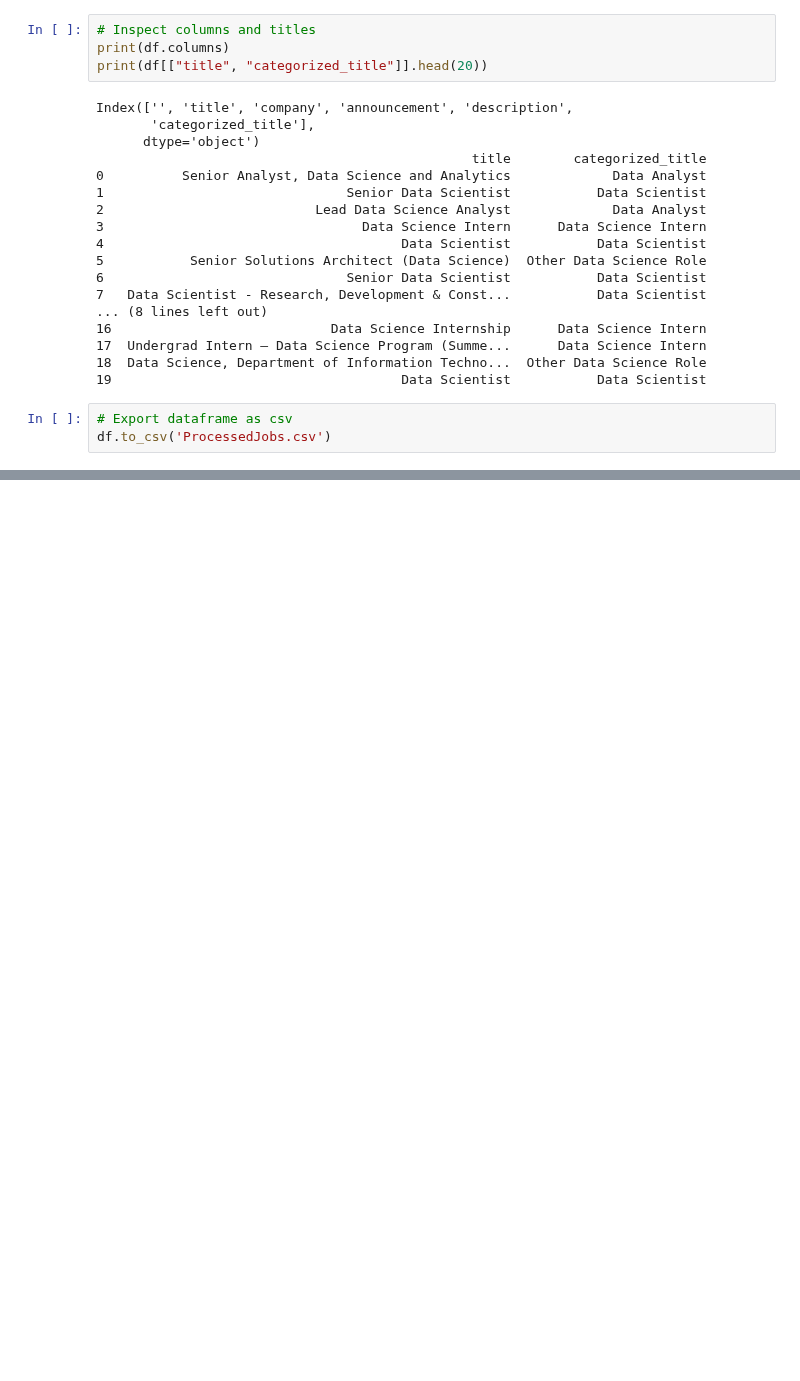
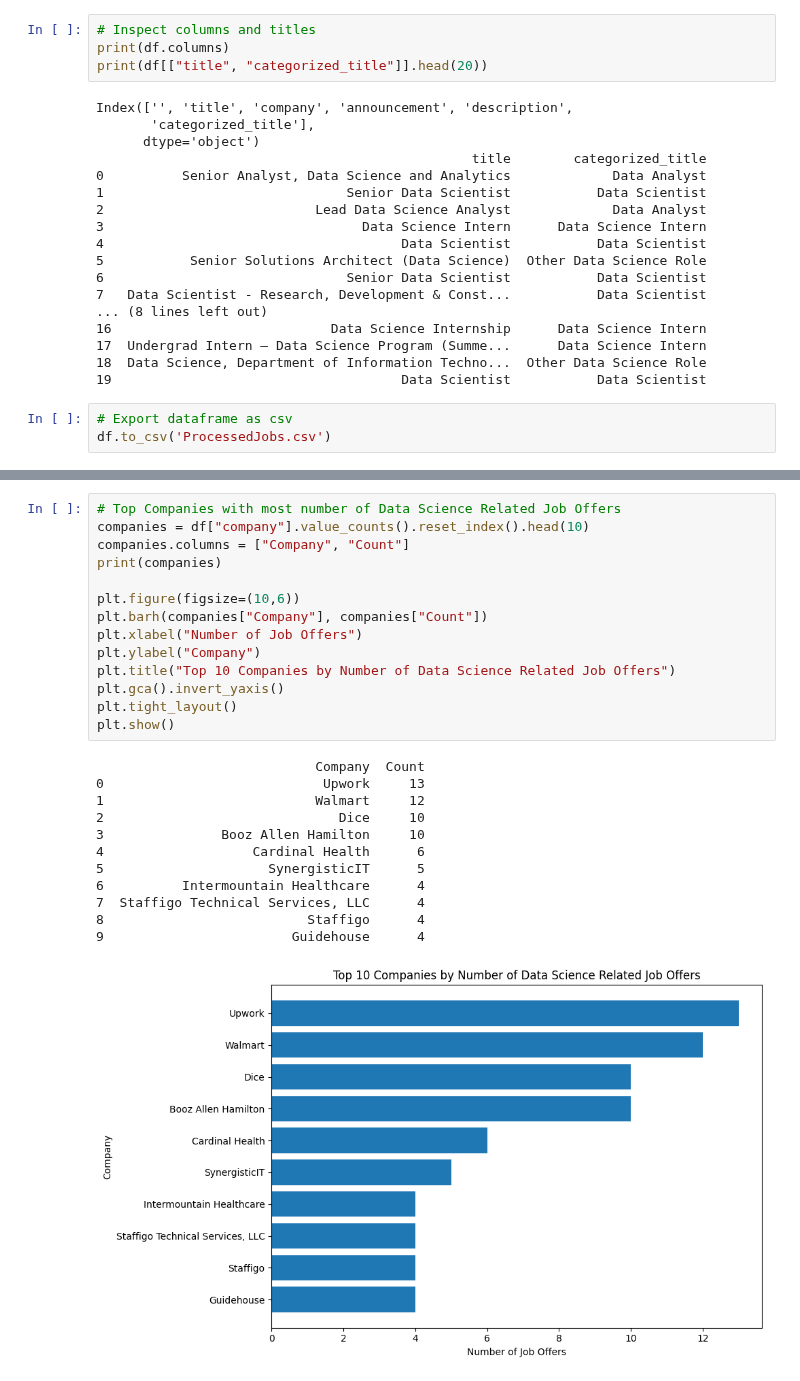
Before and after one commit to MaharLeika18/Data-Mining---Python, a Jupyter notebook: Midterms_Act1/MidtermsExam/TextPreprocessing.ipynb, the cells around one changed output, grey strips where cells are left out. Drawn from its saved outputs; the diff is of its cells as text; blank space fills up the shorter version.

```diff
--- a/Midterms_Act1/MidtermsExam/TextPreprocessing.ipynb
+++ b/Midterms_Act1/MidtermsExam/TextPreprocessing.ipynb
@@ -121,0 +195,27 @@ df.to_csv('ProcessedJobs.csv')
+# %%
+# Top Companies with most number of Data Science Related Job Offers
+companies = df["company"].value_counts().reset_index().head(10)
+companies.columns = ["Company", "Count"]
+print(companies)
+
+plt.figure(figsize=(10,6))
+plt.barh(companies["Company"], companies["Count"])
+plt.xlabel("Number of Job Offers")
+plt.ylabel("Company")
+plt.title("Top 10 Companies by Number of Data Science Related Job Offers")
+plt.gca().invert_yaxis()
+plt.tight_layout()
+plt.show()
+# %% [output]
+                            Company  Count
+0                            Upwork     13
+1                           Walmart     12
+2                              Dice     10
+3               Booz Allen Hamilton     10
+4                   Cardinal Health      6
+5                     SynergisticIT      5
+6          Intermountain Healthcare      4
+7  Staffigo Technical Services, LLC      4
+8                          Staffigo      4
+9                        Guidehouse      4
+[figure, added]
```
Also changed, not shown: parts of 5 cells of this notebook, 1 other file.
